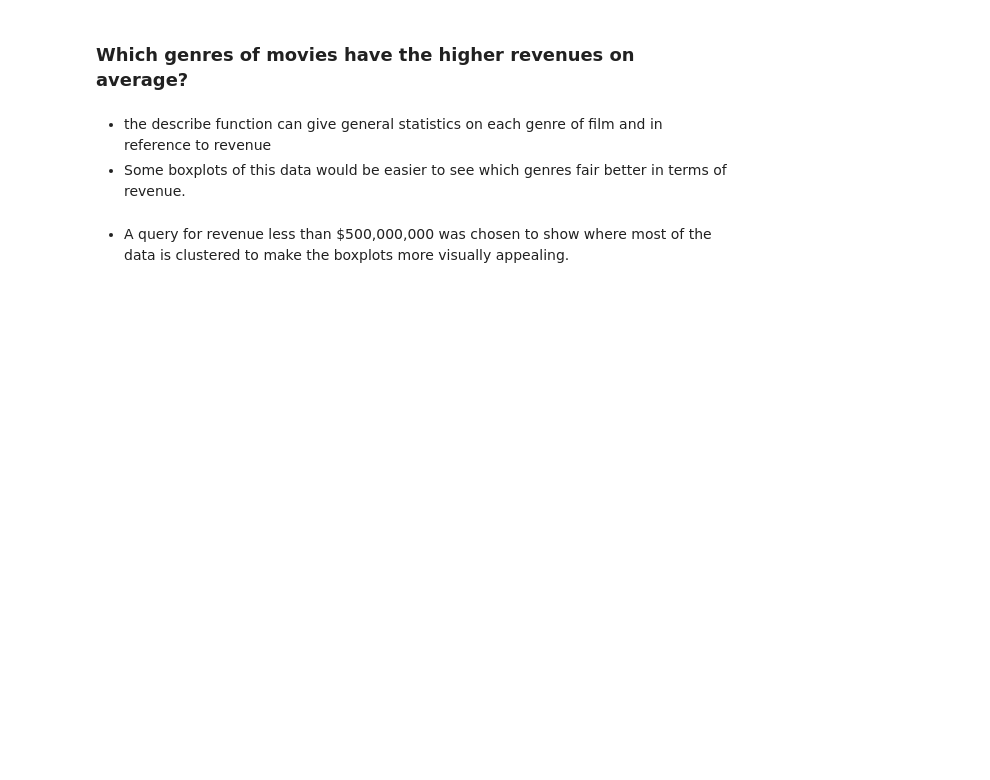
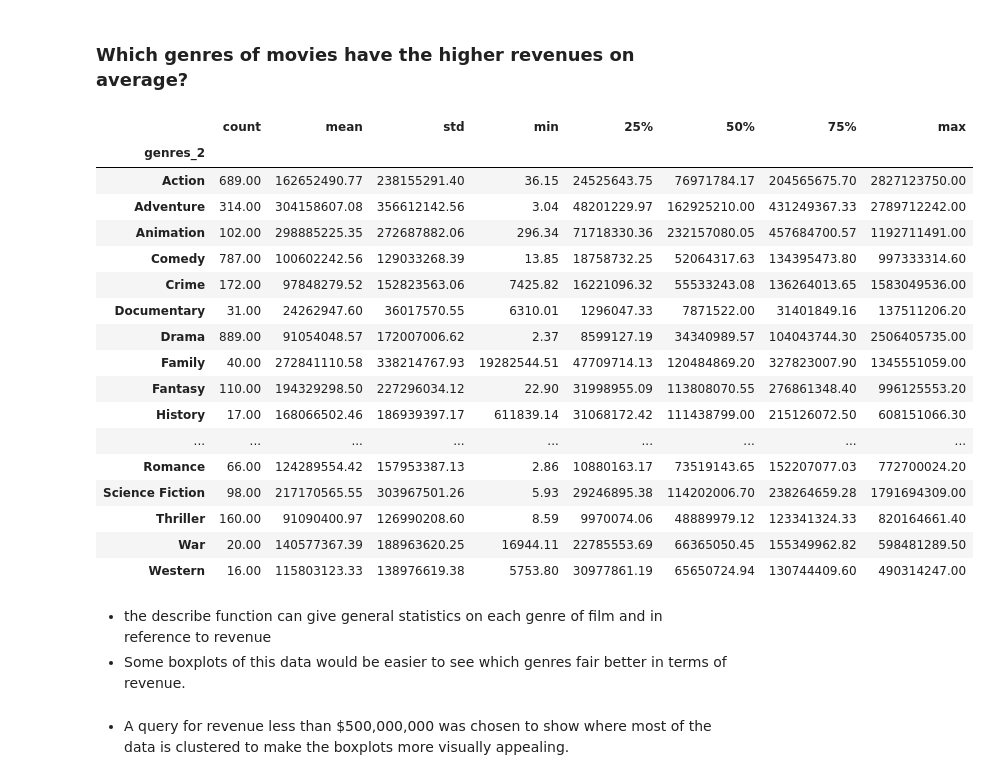
Before and after one commit to pulleyba/udacity_projects, a Jupyter notebook: Investigate Dataset Project/Investigate_Dataset_Final_Project.ipynb, the cells around one changed output. Saved outputs shown, nothing was run; the diff lists cells and outputs as text; code cells hidden in the pictures; blank space fills up the shorter version.

```diff
--- a/Investigate Dataset Project/Investigate_Dataset_Final_Project.ipynb
+++ b/Investigate Dataset Project/Investigate_Dataset_Final_Project.ipynb
@@ -349,7 +392,26 @@ def pie_chart():
 # %% [markdown]
 ### Which genres of movies have the higher revenues on average?
 # %%
-df_movie3.groupby('genres_2').revenue_adj.describe()
+df_movie.groupby('genres_2').revenue_adj.describe()
+# %% [output]
+|  | count | mean | std | min | 25% | 50% | 75% | max |
+| genres_2 |  |  |  |  |  |  |  |  |
+| Action | 689.00 | 162652490.77 | 238155291.40 | 36.15 | 24525643.75 | 76971784.17 | 204565675.70 | 2827123750.00 |
+| Adventure | 314.00 | 304158607.08 | 356612142.56 | 3.04 | 48201229.97 | 162925210.00 | 431249367.33 | 2789712242.00 |
+| Animation | 102.00 | 298885225.35 | 272687882.06 | 296.34 | 71718330.36 | 232157080.05 | 457684700.57 | 1192711491.00 |
+| Comedy | 787.00 | 100602242.56 | 129033268.39 | 13.85 | 18758732.25 | 52064317.63 | 134395473.80 | 997333314.60 |
+| Crime | 172.00 | 97848279.52 | 152823563.06 | 7425.82 | 16221096.32 | 55533243.08 | 136264013.65 | 1583049536.00 |
+| Documentary | 31.00 | 24262947.60 | 36017570.55 | 6310.01 | 1296047.33 | 7871522.00 | 31401849.16 | 137511206.20 |
+| Drama | 889.00 | 91054048.57 | 172007006.62 | 2.37 | 8599127.19 | 34340989.57 | 104043744.30 | 2506405735.00 |
+| Family | 40.00 | 272841110.58 | 338214767.93 | 19282544.51 | 47709714.13 | 120484869.20 | 327823007.90 | 1345551059.00 |
+| Fantasy | 110.00 | 194329298.50 | 227296034.12 | 22.90 | 31998955.09 | 113808070.55 | 276861348.40 | 996125553.20 |
+| History | 17.00 | 168066502.46 | 186939397.17 | 611839.14 | 31068172.42 | 111438799.00 | 215126072.50 | 608151066.30 |
+| ... | ... | ... | ... | ... | ... | ... | ... | ... |
+| Romance | 66.00 | 124289554.42 | 157953387.13 | 2.86 | 10880163.17 | 73519143.65 | 152207077.03 | 772700024.20 |
+| Science Fiction | 98.00 | 217170565.55 | 303967501.26 | 5.93 | 29246895.38 | 114202006.70 | 238264659.28 | 1791694309.00 |
+| Thriller | 160.00 | 91090400.97 | 126990208.60 | 8.59 | 9970074.06 | 48889979.12 | 123341324.33 | 820164661.40 |
+| War | 20.00 | 140577367.39 | 188963620.25 | 16944.11 | 22785553.69 | 66365050.45 | 155349962.82 | 598481289.50 |
+| Western | 16.00 | 115803123.33 | 138976619.38 | 5753.80 | 30977861.19 | 65650724.94 | 130744409.60 | 490314247.00 |
 # %% [markdown]
 * the describe function can give general statistics on each genre of film and in reference to revenue
 * Some boxplots of this data would be easier to see which genres fair better in terms of revenue.
```
Also changed, not shown: parts of 13 cells of this notebook.
